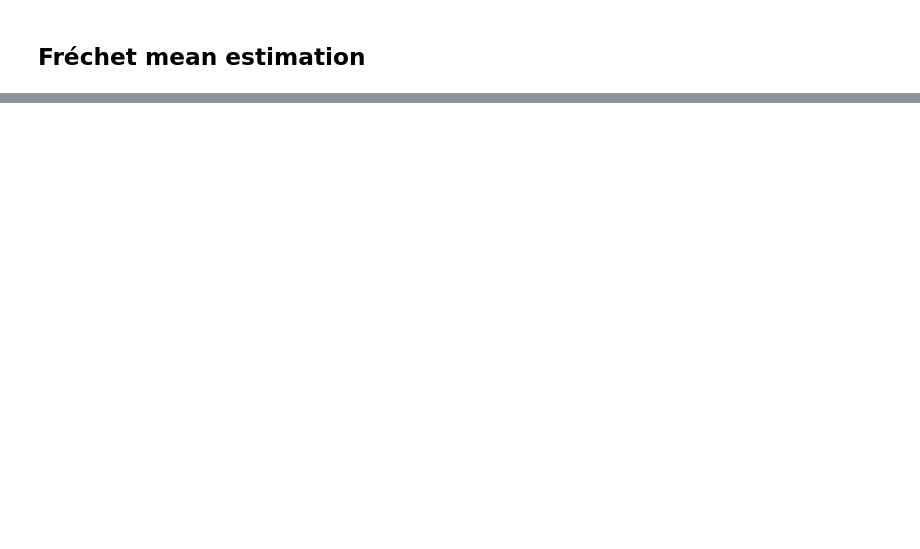
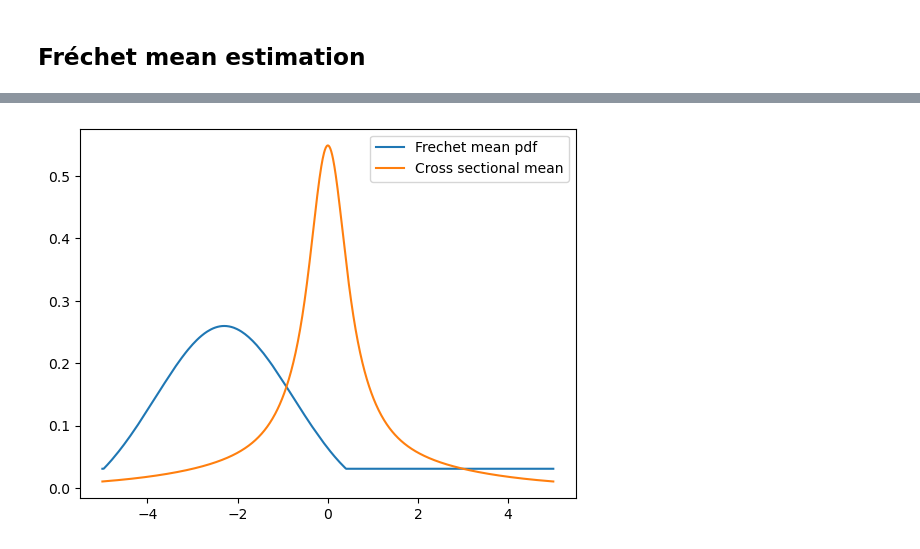
Before and after one commit to mirkimirk/thesis_frechet_fda, a Jupyter notebook: src/frechet_fda/fda_methods_sandbox.ipynb, the cells around one changed output, grey strips where cells are left out. Cells and saved outputs as stored; diff of their text form; code cells hidden in the pictures; blank space fills up the shorter version.

```diff
--- a/src/frechet_fda/fda_methods_sandbox.ipynb
+++ b/src/frechet_fda/fda_methods_sandbox.ipynb
@@ -329,5 +286,2 @@ plt.show()
 # %% [markdown]
 ## Fréchet mean estimation
-# %%
-mean_qdf = np.mean(quantile_densities_discretized, axis=0)
-plt.plot(grid_quantiles_univ, mean_qdf)
@@ -349,5 +288,5 @@ frechet_mean_density = density_from_qd(mean_qdf, grid_densities_univ)
 # %%
-def wasserstein_frechet_mean(qds_discretized, grid):
+def wasserstein_frechet_mean(qds_discretized, grid, qdsup=None):
     """Compute Wasserstein-Fréchet mean from sample."""
     mean_qdf = np.mean(qds_discretized, axis=0)
-    return density_from_qd(mean_qdf, grid)
+    return density_from_qd(mean_qdf, grid, qdsup)
@@ -361,0 +332,13 @@ F_oplus[-1]
+# %%
+fig, ax = plt.subplots()
+ax.plot(grid_densities_univ, f_oplus, label="Frechet mean pdf")
+ax.plot(grid_densities_univ, mean_function, label="Cross sectional mean")
+# ax.plot(grid_densities_univ, densities_discretized[0], label="First pdfs")
+# ax.plot(grid_densities_univ, densities_discretized[1], label="Second pdfs")
+# ax.plot(grid_densities_univ, densities_discretized[40], label="Third pdfs")
+
+# ax.plot(grid_densities_univ, F_oplus, label="Frechet mean cdf")
+plt.legend()
+plt.show()
+# %% [output]
+[figure, added]
```
Also changed, not shown: parts of 32 cells of this notebook, 1 other file.
